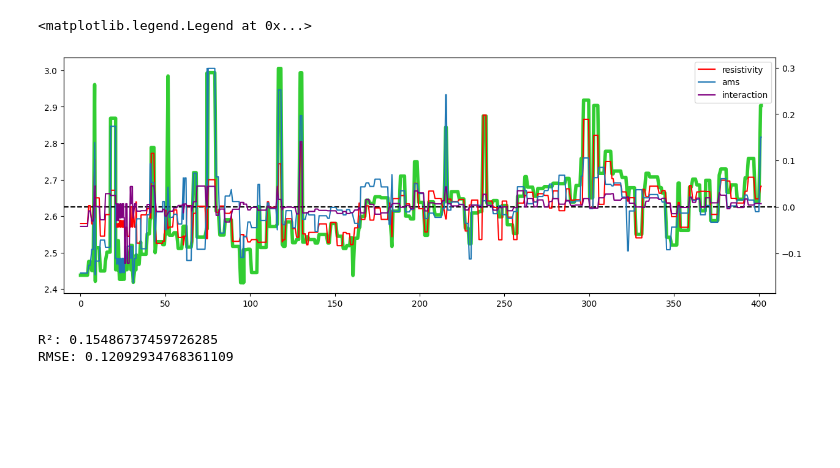
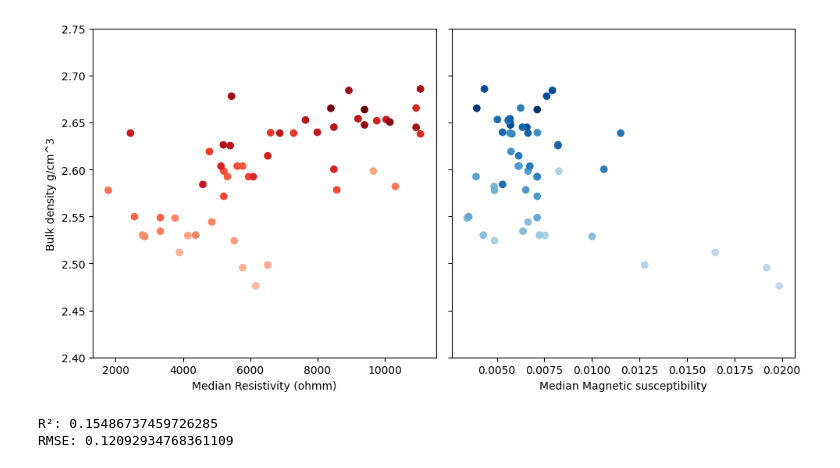
Before and after one commit to SerpRateAI/AI-pipeline-boreholes, a Jupyter notebook: ams-resist-analysis.ipynb, the cells around one changed output. Cells and saved outputs as stored; diff of their text form; code cells hidden in the pictures; blank space fills up the shorter version.

```diff
--- a/ams-resist-analysis.ipynb
+++ b/ams-resist-analysis.ipynb
@@ -430,5 +322,5 @@ fig.tight_layout()
 # %%
-ycol = physics[0]
+ycol = physics[1]
 pos, neg = find_peaks_custom(shap_df[ycol])
 
 dataset_path = 'Datasets/Dataset_BA1B.xlsx'
@@ -455,8 +347,14 @@ for g in groups:
     for w in g:
         words.append(w)
 
-print(ycol)
-
-row = df.set_index('TOP_DEPTH')[words].iloc[pos[5]]
-row[row==1]
+# print(ycol)
+# for p in pos:
+for p in [62, 67]:
+    row = df.set_index('TOP_DEPTH')[words].iloc[p]
+    d = df.TOP_DEPTH.iloc[p]
+    print(ycol, ':', f'position {p}', ':', f'depth {d}', ':', 'positive bulk density')
+    # for i in row[row==1].index:
+    #     print(i)
+    print(', '.join(list(row[row==1].index)))
+    print('')
 # %% [output]
@@ -488,22 +377,44 @@ Name: 302.7, dtype: int64
+# %%
+medians = {}
+cols = ['Mean dry electrical Resistivity (ohmm)', 'AMS bulk susceptibility', 'Bulk density (g/cm³)', 'TOP_DEPTH']
+
+for w in words:
+
+    med = df[df[w]==1][cols].median()
+    medians[w] = {'resist':med[cols[0]], 'magnet':med[cols[1]], 'bd':med[cols[2]], 'depth':med[cols[3]]}
+
+data = pd.DataFrame(medians).transpose()
+
+fig, ax = plt.subplots(1, 2, figsize=(10, 5), sharey=True)
+
+ax[0].scatter(data['resist'], data['bd'], c=data['depth'], cmap='Reds', vmin=-100)
+ax[1].scatter(data['magnet'], data['bd'], c=data['depth'], cmap='Blues', vmin=-100)
+
+ax[0].set_ylabel('Bulk density g/cm^3')
+ax[0].set_xlabel('Median Resistivity (ohmm)')
+ax[1].set_xlabel('Median Magnetic susceptibility')
+
+ax[0].set_ylim(2.4, 2.75)
+
+fig.tight_layout()
+# %% [output]
+[figure, added]
 # %%
-fig, ax = plt.subplots(figsize=(15, 5))
+# fig, ax = plt.subplots(figsize=(15, 5))
 
-ax.plot(df.TOP_DEPTH, df['Bulk density (g/cm³)'], label='True', color='limegreen', zorder=0, linewidth=4)
+# ax.plot(df.TOP_DEPTH, df['Bulk density (g/cm³)'], label='True', color='limegreen', zorder=0, linewidth=4)
 
 
-ax2 = ax.twinx()
-ax2.plot(shap_df.index, shap_df['Mean dry electrical Resistivity (ohmm)'], color='red')
-ax2.plot(shap_df.index, shap_df['AMS bulk susceptibility'])
-ax2.plot(df.TOP_DEPTH, shap_interaction_values[:,:,1][:,0], color='Purple')
+# ax2 = ax.twinx()
+# ax2.plot(shap_df.index, shap_df['Mean dry electrical Resistivity (ohmm)'], color='red')
+# ax2.plot(shap_df.index, shap_df['AMS bulk susceptibility'])
+# ax2.plot(df.TOP_DEPTH, shap_interaction_values[:,:,1][:,0], color='Purple')
 
-ax2.plot((-10, 410), (0, 0), zorder=0, color='black', linestyle='--')
-ax.set_xlim(-10, 410)
+# ax2.plot((-10, 410), (0, 0), zorder=0, color='black', linestyle='--')
+# ax.set_xlim(-10, 410)
 
-ax2.legend(['resistivity', 'ams', 'interaction'])
-# ax2.plot(df.TOP_DEPTH,  shap_df['Mean dry electrical Resistivity (ohmm)'] +  shap_df['AMS bulk susceptibility'] + shap_interaction_values[:,:,1][:,0])
+# ax2.legend(['resistivity', 'ams', 'interaction'])
+# # ax2.plot(df.TOP_DEPTH,  shap_df['Mean dry electrical Resistivity (ohmm)'] +  shap_df['AMS bulk susceptibility'] + shap_interaction_values[:,:,1][:,0])
-# %% [output]
-<matplotlib.legend.Legend at 0x...>
-[figure, removed]
 # %%
 from sklearn.linear_model import LinearRegression
 from sklearn.metrics import mean_squared_error, r2_score
```
Also changed, not shown: parts of 39 cells of this notebook, 6 other files.
